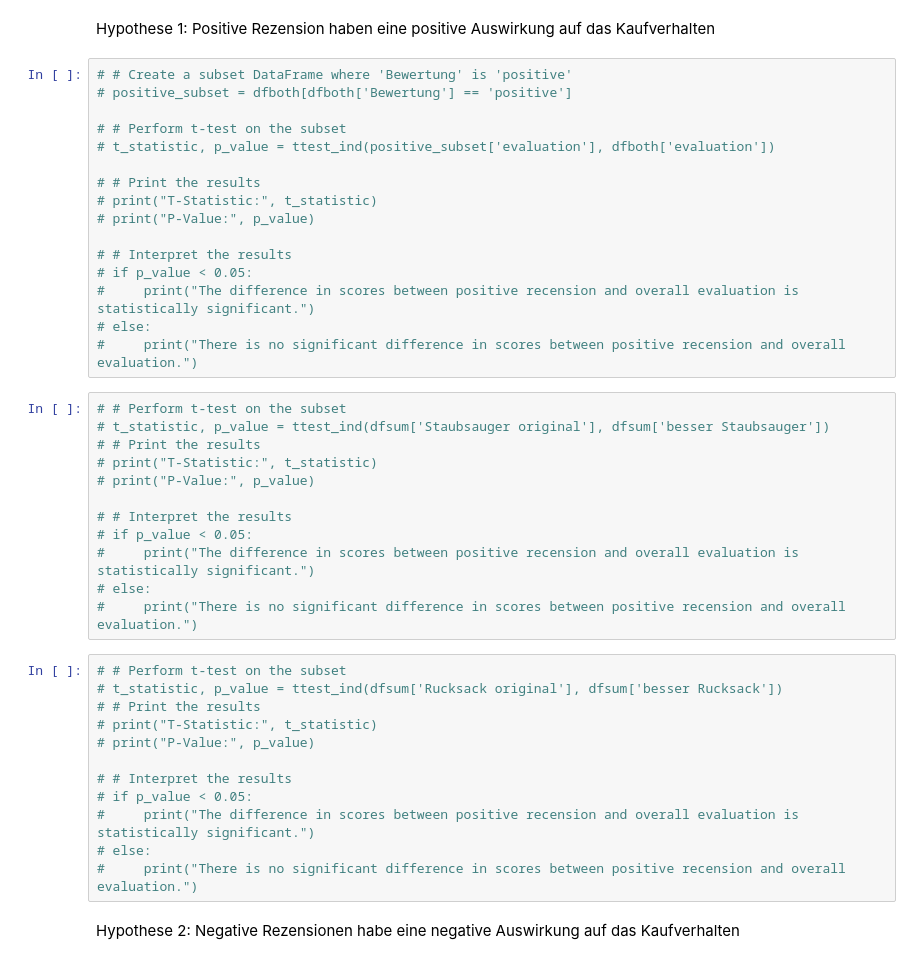
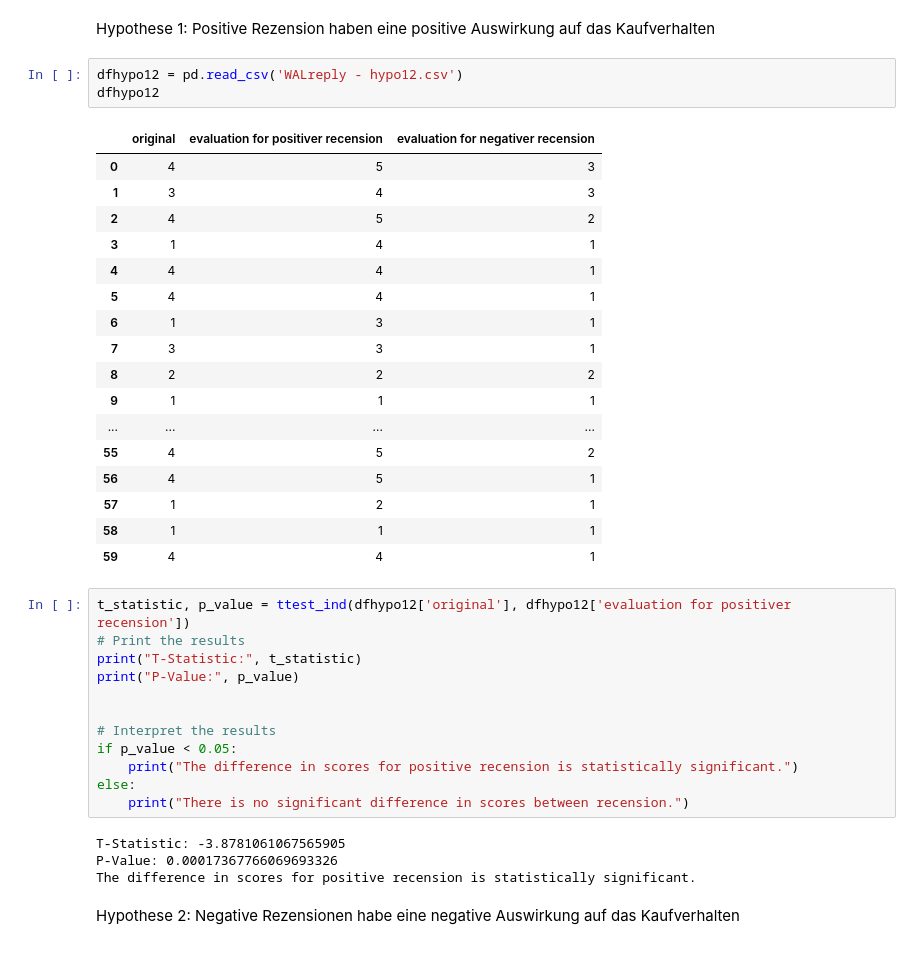
Before and after one commit to davidmescudi/WAL23-24, a Jupyter notebook: plot.ipynb, the cells around one changed output. Saved outputs shown, nothing was run; the diff lists cells and outputs as text.

```diff
--- a/plot.ipynb
+++ b/plot.ipynb
@@ -293,46 +290,43 @@ The difference in scores between negative or positive recension is statistically
 # %% [markdown]
 Hypothese 1:
 Positive Rezension haben eine positive Auswirkung auf das Kaufverhalten
+# %%
+dfhypo12 = pd.read_csv('WALreply - hypo12.csv')
+dfhypo12
+# %% [output]
+|  | original | evaluation for positiver recension | evaluation for negativer recension |
+| 0 | 4 | 5 | 3 |
+| 1 | 3 | 4 | 3 |
+| 2 | 4 | 5 | 2 |
+| 3 | 1 | 4 | 1 |
+| 4 | 4 | 4 | 1 |
+| 5 | 4 | 4 | 1 |
+| 6 | 1 | 3 | 1 |
+| 7 | 3 | 3 | 1 |
+| 8 | 2 | 2 | 2 |
+| 9 | 1 | 1 | 1 |
+| ... | ... | ... | ... |
+| 55 | 4 | 5 | 2 |
+| 56 | 4 | 5 | 1 |
+| 57 | 1 | 2 | 1 |
+| 58 | 1 | 1 | 1 |
+| 59 | 4 | 4 | 1 |
 # %%
-# # Create a subset DataFrame where 'Bewertung' is 'positive'
-# positive_subset = dfboth[dfboth['Bewertung'] == 'positive']
+t_statistic, p_value = ttest_ind(dfhypo12['original'], dfhypo12['evaluation for positiver recension'])
+# Print the results
+print("T-Statistic:", t_statistic)
+print("P-Value:", p_value)
 
-# # Perform t-test on the subset
-# t_statistic, p_value = ttest_ind(positive_subset['evaluation'], dfboth['evaluation'])
 
-# # Print the results
-# print("T-Statistic:", t_statistic)
-# print("P-Value:", p_value)
-
-# # Interpret the results
-# if p_value < 0.05:
-#     print("The difference in scores between positive recension and overall evaluation is statistically significant.")
-# else:
-#     print("There is no significant difference in scores between positive recension and overall evaluation.")
+# Interpret the results
+if p_value < 0.05:
+    print("The difference in scores for positive recension is statistically significant.")
+else:
+    print("There is no significant difference in scores between recension.")
+# %% [output]
+T-Statistic: -3.8781061067565905
+P-Value: 0.00017367766069693326
+The difference in scores for positive recension is statistically significant.
-# %%
-# # Perform t-test on the subset
-# t_statistic, p_value = ttest_ind(dfsum['Staubsauger original'], dfsum['besser Staubsauger'])
-# # Print the results
-# print("T-Statistic:", t_statistic)
-# print("P-Value:", p_value)
-
-# # Interpret the results
-# if p_value < 0.05:
-#     print("The difference in scores between positive recension and overall evaluation is statistically significant.")
-# else:
-#     print("There is no significant difference in scores between positive recension and overall evaluation.")
-# %%
-# # Perform t-test on the subset
-# t_statistic, p_value = ttest_ind(dfsum['Rucksack original'], dfsum['besser Rucksack'])
-# # Print the results
-# print("T-Statistic:", t_statistic)
-# print("P-Value:", p_value)
-
-# # Interpret the results
-# if p_value < 0.05:
-#     print("The difference in scores between positive recension and overall evaluation is statistically significant.")
-# else:
-#     print("There is no significant difference in scores between positive recension and overall evaluation.")
 # %% [markdown]
 Hypothese 2:
 Negative Rezensionen habe eine negative Auswirkung auf das Kaufverhalten
```
Also changed, not shown: parts of 5 cells of this notebook.
